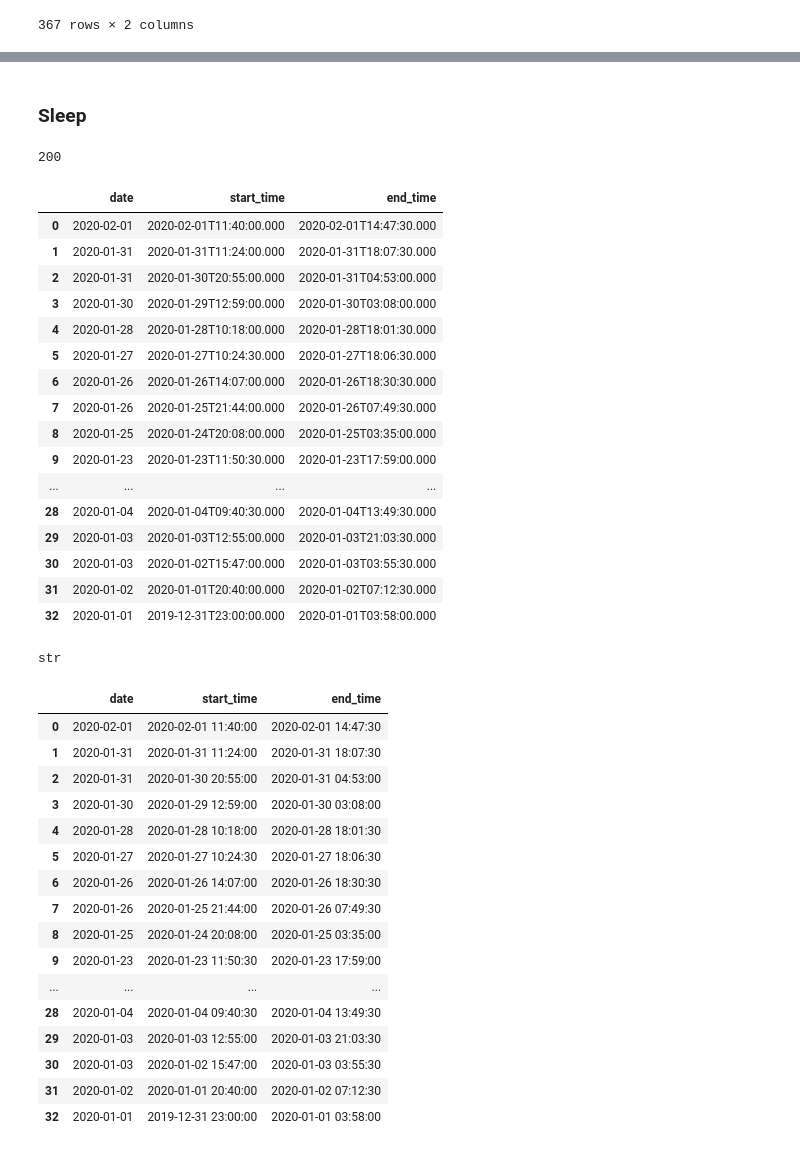
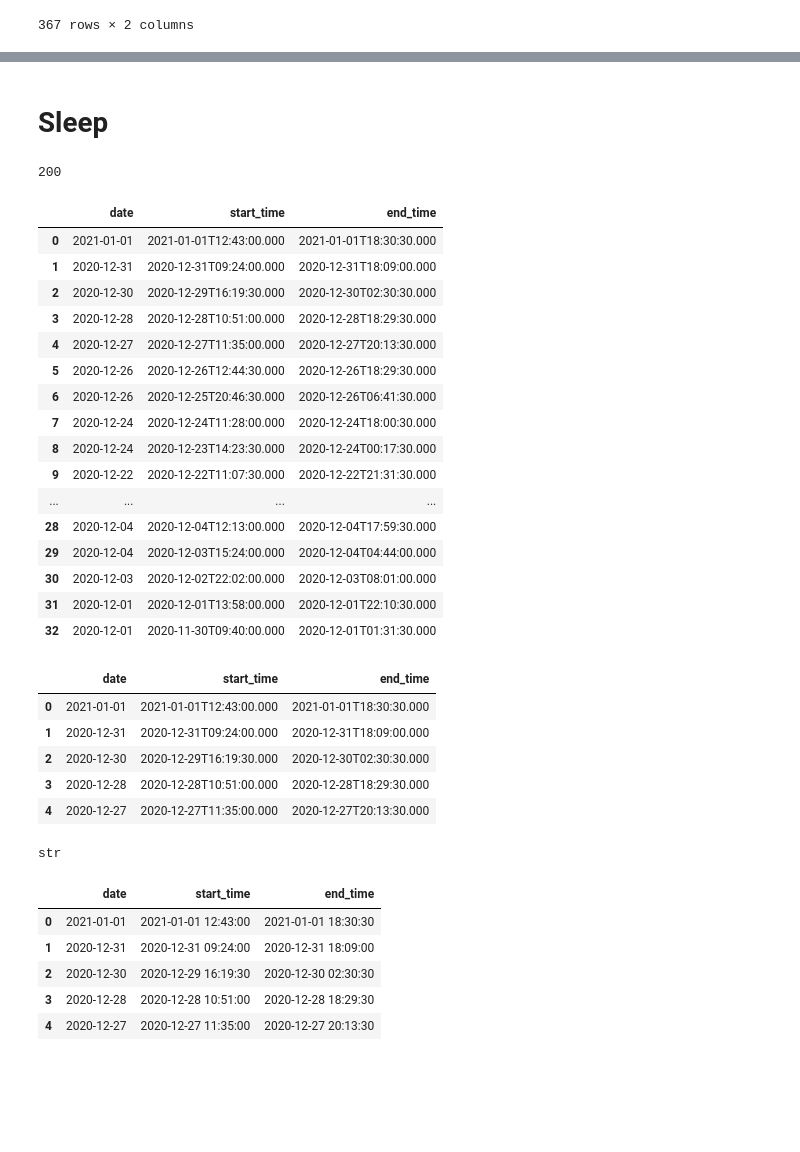
Before and after one commit to mcwaage1/qs, a Jupyter notebook: fitbit/fitbit_downloader.ipynb, the cells around one changed output, grey strips where cells are left out. Cells and saved outputs as stored; diff of their text form; code cells hidden in the pictures; blank space fills up the shorter version.

```diff
--- a/fitbit/fitbit_downloader.ipynb
+++ b/fitbit/fitbit_downloader.ipynb
@@ -40,5 +42,5 @@ with open("data/credentials.json", "r") as file:
 # %%
 start_date = '2020-01-01'
-end_date = '2020-02-01'
+end_date = '2021-01-01'
 print(start_date, "to", end_date)
 # %% [output]
@@ -212,16 +219,16 @@ resting_hr_response = requests.get("https://api.fitbit.com/1/user/-/activities/h
 # %%
 # resting_hr_response
 # %%
-#all_resting_HR_list = []
+all_resting_HR_list = []
 for i in resting_hr_response['activities-heart']:
     try:
         resting_dict = { 'dateTime':i['dateTime'], "resting_HR":i['value']['restingHeartRate']}
-        all_resting_HR_list.append(resting_dict)
+        all_resting_hr_list.append(resting_dict)
     except KeyError as e:
         print("No data for the given date", i['dateTime'])
 
-resting_HR_df = pd.DataFrame(all_resting_HR_list)
-resting_HR_df['time'] = resting_HR_df.dateTime.apply(pd.Timestamp)
+resting_hr_df = pd.DataFrame(all_resting_HR_list)
+resting_hr_df['time'] = resting_hr_df.dateTime.apply(pd.Timestamp)
 
 # resting_HR_df.set_index("dateTime", inplace = True)
 # resting_HR_df['time'] = resting_HR_df.index
@@ -310,5 +427,5 @@ distance_df.to_csv('data/distance.csv', index=None, encoding='utf-8')
 # %% [markdown]
-### Sleep
+# Sleep
 # %%
 header = {'Authorization': 'Bearer {}'.format(fitbit_key)}
 
@@ -321,29 +440,39 @@ sleep_response = requests.get("https://api.fitbit.com/1.2/user/-/sleep/date/"+st
 # %%
+# add duration etc.?
+
 sleep_duration_list = []
 for i in sleep_response['sleep']:
     sleep_duration_list.append({'date':i['dateOfSleep'], 'start_time':i['startTime'], 'end_time':i['endTime']})
 
 sleep_df = pd.DataFrame(sleep_duration_list)
+sleep_df
+# %% [output]
+|  | date | start_time | end_time |
+| 0 | 2021-01-01 | 2021-01-01T12:43:00.000 | 2021-01-01T18:30:30.000 |
+| 1 | 2020-12-31 | 2020-12-31T09:24:00.000 | 2020-12-31T18:09:00.000 |
+| 2 | 2020-12-30 | 2020-12-29T16:19:30.000 | 2020-12-30T02:30:30.000 |
+| 3 | 2020-12-28 | 2020-12-28T10:51:00.000 | 2020-12-28T18:29:30.000 |
+| 4 | 2020-12-27 | 2020-12-27T11:35:00.000 | 2020-12-27T20:13:30.000 |
+| 5 | 2020-12-26 | 2020-12-26T12:44:30.000 | 2020-12-26T18:29:30.000 |
+| 6 | 2020-12-26 | 2020-12-25T20:46:30.000 | 2020-12-26T06:41:30.000 |
+| 7 | 2020-12-24 | 2020-12-24T11:28:00.000 | 2020-12-24T18:00:30.000 |
+| 8 | 2020-12-24 | 2020-12-23T14:23:30.000 | 2020-12-24T00:17:30.000 |
+| 9 | 2020-12-22 | 2020-12-22T11:07:30.000 | 2020-12-22T21:31:30.000 |
+| ... | ... | ... | ... |
+| 28 | 2020-12-04 | 2020-12-04T12:13:00.000 | 2020-12-04T17:59:30.000 |
+| 29 | 2020-12-04 | 2020-12-03T15:24:00.000 | 2020-12-04T04:44:00.000 |
+| 30 | 2020-12-03 | 2020-12-02T22:02:00.000 | 2020-12-03T08:01:00.000 |
+| 31 | 2020-12-01 | 2020-12-01T13:58:00.000 | 2020-12-01T22:10:30.000 |
+| 32 | 2020-12-01 | 2020-11-30T09:40:00.000 | 2020-12-01T01:31:30.000 |
 # %%
-sleep_df
+sleep_df.head(5)
 # %% [output]
 |  | date | start_time | end_time |
-| 0 | 2020-02-01 | 2020-02-01T11:40:00.000 | 2020-02-01T14:47:30.000 |
-| 1 | 2020-01-31 | 2020-01-31T11:24:00.000 | 2020-01-31T18:07:30.000 |
-| 2 | 2020-01-31 | 2020-01-30T20:55:00.000 | 2020-01-31T04:53:00.000 |
-| 3 | 2020-01-30 | 2020-01-29T12:59:00.000 | 2020-01-30T03:08:00.000 |
-| 4 | 2020-01-28 | 2020-01-28T10:18:00.000 | 2020-01-28T18:01:30.000 |
-| 5 | 2020-01-27 | 2020-01-27T10:24:30.000 | 2020-01-27T18:06:30.000 |
-| 6 | 2020-01-26 | 2020-01-26T14:07:00.000 | 2020-01-26T18:30:30.000 |
-| 7 | 2020-01-26 | 2020-01-25T21:44:00.000 | 2020-01-26T07:49:30.000 |
-| 8 | 2020-01-25 | 2020-01-24T20:08:00.000 | 2020-01-25T03:35:00.000 |
-| 9 | 2020-01-23 | 2020-01-23T11:50:30.000 | 2020-01-23T17:59:00.000 |
-| ... | ... | ... | ... |
-| 28 | 2020-01-04 | 2020-01-04T09:40:30.000 | 2020-01-04T13:49:30.000 |
-| 29 | 2020-01-03 | 2020-01-03T12:55:00.000 | 2020-01-03T21:03:30.000 |
-| 30 | 2020-01-03 | 2020-01-02T15:47:00.000 | 2020-01-03T03:55:30.000 |
-| 31 | 2020-01-02 | 2020-01-01T20:40:00.000 | 2020-01-02T07:12:30.000 |
-| 32 | 2020-01-01 | 2019-12-31T23:00:00.000 | 2020-01-01T03:58:00.000 |
+| 0 | 2021-01-01 | 2021-01-01T12:43:00.000 | 2021-01-01T18:30:30.000 |
+| 1 | 2020-12-31 | 2020-12-31T09:24:00.000 | 2020-12-31T18:09:00.000 |
+| 2 | 2020-12-30 | 2020-12-29T16:19:30.000 | 2020-12-30T02:30:30.000 |
+| 3 | 2020-12-28 | 2020-12-28T10:51:00.000 | 2020-12-28T18:29:30.000 |
+| 4 | 2020-12-27 | 2020-12-27T11:35:00.000 | 2020-12-27T20:13:30.000 |
 # %%
 type(sleep_df['start_time'][0])
 # %% [output]
@@ -352,25 +481,14 @@ str
 # https://stackoverflow.com/questions/62672427/how-do-i-convert-iso-8601-object-into-datetime-format-in-a-pandas-dataframe
 sleep_df['start_time'] = pd.to_datetime(sleep_df['start_time'])
 sleep_df['end_time'] = pd.to_datetime(sleep_df['end_time'])
-sleep_df
+sleep_df.head(5)
 # %% [output]
 |  | date | start_time | end_time |
-| 0 | 2020-02-01 | 2020-02-01 11:40:00 | 2020-02-01 14:47:30 |
-| 1 | 2020-01-31 | 2020-01-31 11:24:00 | 2020-01-31 18:07:30 |
-| 2 | 2020-01-31 | 2020-01-30 20:55:00 | 2020-01-31 04:53:00 |
-| 3 | 2020-01-30 | 2020-01-29 12:59:00 | 2020-01-30 03:08:00 |
-| 4 | 2020-01-28 | 2020-01-28 10:18:00 | 2020-01-28 18:01:30 |
-| 5 | 2020-01-27 | 2020-01-27 10:24:30 | 2020-01-27 18:06:30 |
-| 6 | 2020-01-26 | 2020-01-26 14:07:00 | 2020-01-26 18:30:30 |
-| 7 | 2020-01-26 | 2020-01-25 21:44:00 | 2020-01-26 07:49:30 |
-| 8 | 2020-01-25 | 2020-01-24 20:08:00 | 2020-01-25 03:35:00 |
-| 9 | 2020-01-23 | 2020-01-23 11:50:30 | 2020-01-23 17:59:00 |
-| ... | ... | ... | ... |
-| 28 | 2020-01-04 | 2020-01-04 09:40:30 | 2020-01-04 13:49:30 |
-| 29 | 2020-01-03 | 2020-01-03 12:55:00 | 2020-01-03 21:03:30 |
-| 30 | 2020-01-03 | 2020-01-02 15:47:00 | 2020-01-03 03:55:30 |
-| 31 | 2020-01-02 | 2020-01-01 20:40:00 | 2020-01-02 07:12:30 |
-| 32 | 2020-01-01 | 2019-12-31 23:00:00 | 2020-01-01 03:58:00 |
+| 0 | 2021-01-01 | 2021-01-01 12:43:00 | 2021-01-01 18:30:30 |
+| 1 | 2020-12-31 | 2020-12-31 09:24:00 | 2020-12-31 18:09:00 |
+| 2 | 2020-12-30 | 2020-12-29 16:19:30 | 2020-12-30 02:30:30 |
+| 3 | 2020-12-28 | 2020-12-28 10:51:00 | 2020-12-28 18:29:30 |
+| 4 | 2020-12-27 | 2020-12-27 11:35:00 | 2020-12-27 20:13:30 |
 # %%
 sleep_df['Start'] = sleep_df['start_time']
 sleep_df['End'] = sleep_df['end_time']
```
Also changed, not shown: parts of 54 cells of this notebook, 1 other file.
